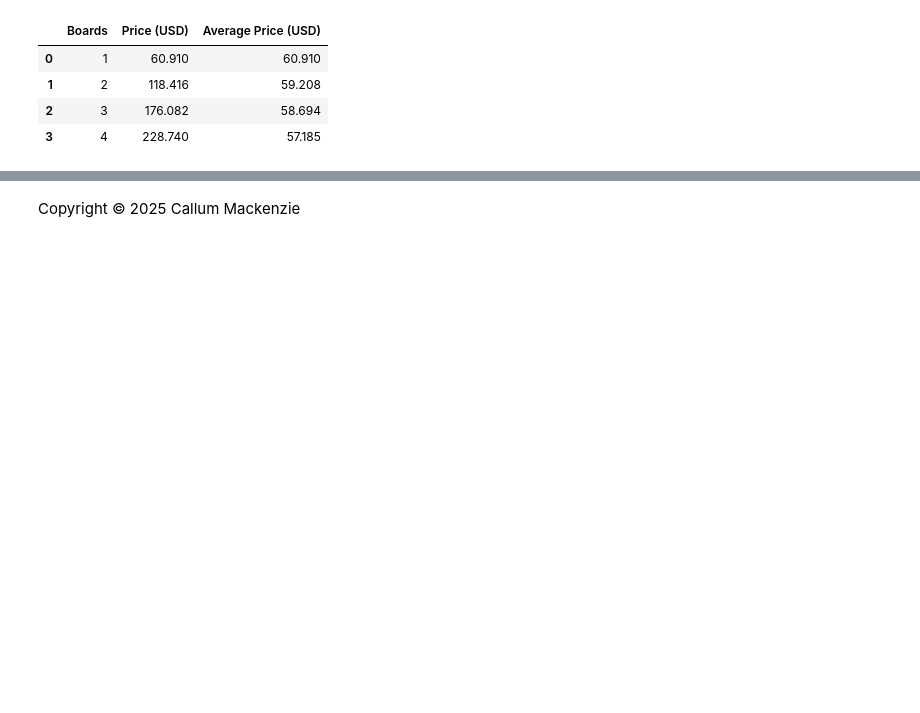
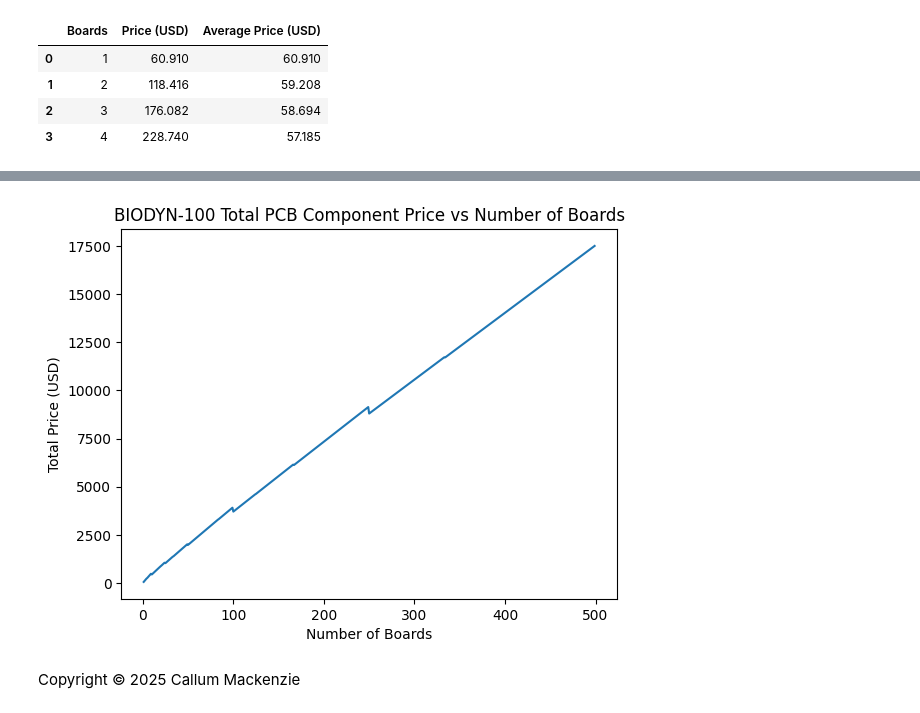
Before and after one commit to Fitintel/biodyn-100-hardware, a Jupyter notebook: analyze_bom.ipynb, the cells around one changed output, grey strips where cells are left out. Drawn from its saved outputs; the diff is of its cells as text; code cells hidden in the pictures; blank space fills up the shorter version.

Commit message:
Add total cost analysis

```diff
--- a/analyze_bom.ipynb
+++ b/analyze_bom.ipynb
@@ -106,3 +106,13 @@ plt.plot(df_price_for_boards['Boards'], df_price_for_boards['Average Price (USD)
+# %%
+import matplotlib.pyplot as plt
+
+plt.xlabel('Number of Boards')
+plt.ylabel('Total Price (USD)')
+plt.title('BIODYN-100 Total PCB Component Price vs Number of Boards')
+plt.plot(df_price_for_boards['Boards'], df_price_for_boards['Price (USD)'])
+plt.show()
+# %% [output]
+[figure, added]
 # %% [markdown]
 
 Copyright © 2025 Callum Mackenzie
```
Also changed, not shown: parts of 1 cell of this notebook.
